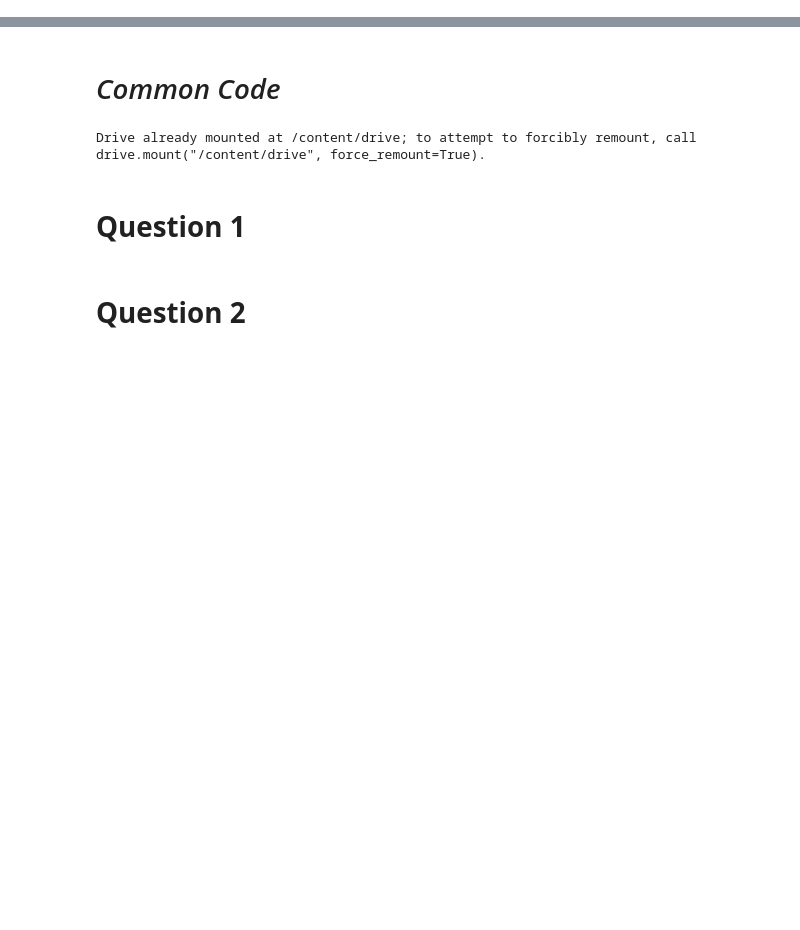
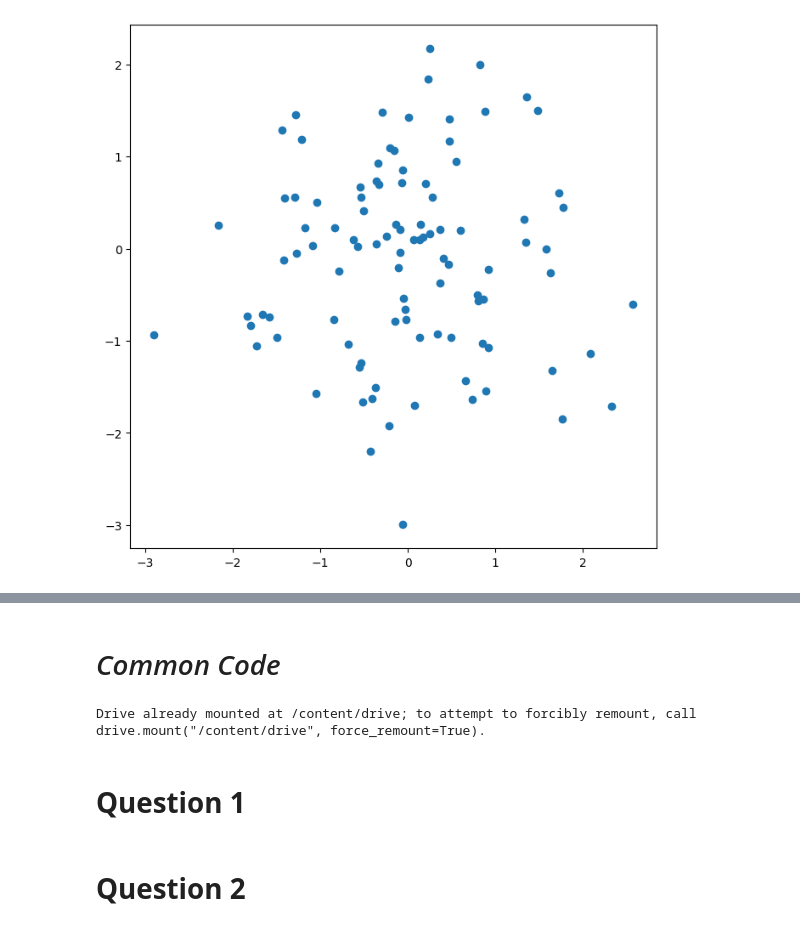
Before and after one commit to faseeh-quraishi/Assignment1_StatisticalLearning, a Jupyter notebook: Statistical_Learning_Assignment_1.ipynb, the cells around one changed output, grey strips where cells are left out. Cells and saved outputs as stored; diff of their text form; code cells hidden in the pictures; blank space fills up the shorter version.

```diff
--- a/Statistical_Learning_Assignment_1.ipynb
+++ b/Statistical_Learning_Assignment_1.ipynb
@@ -0,0 +297,5 @@
+# %%
+fig , ax = subplots (figsize =(8, 8))
+ax.plot(x, y, 'o');
+# %% [output]
+[figure, added]
```
Also changed, not shown: parts of 125 cells of this notebook.
